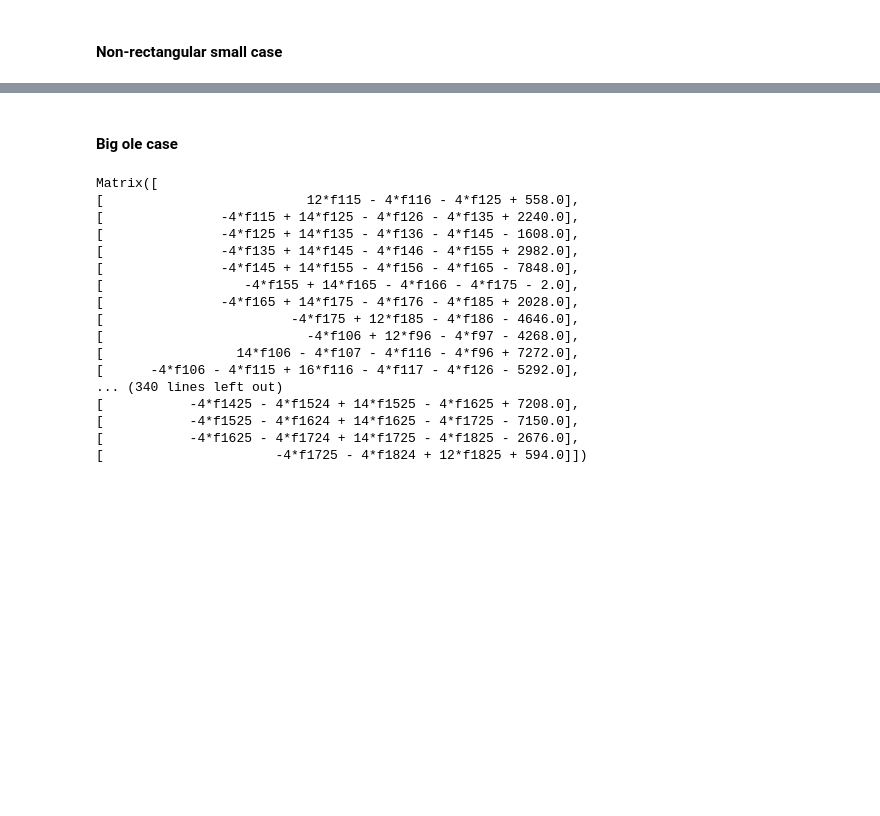
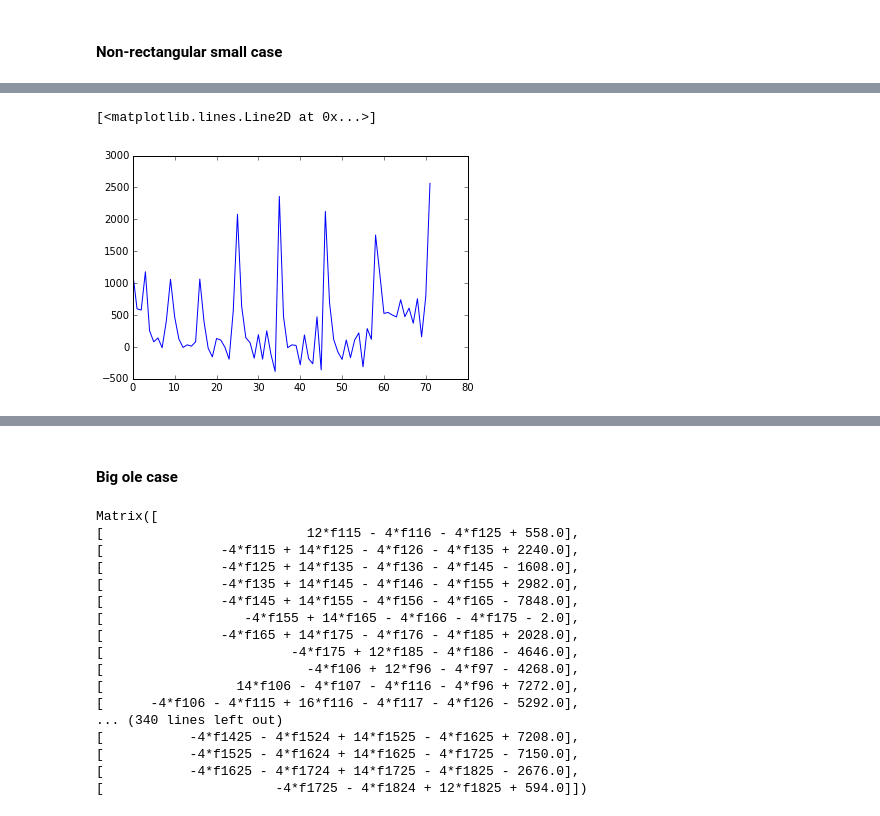
Before and after one commit to kapadia/geoblend, a Jupyter notebook: nb/derivation.ipynb, the cells around one changed output, grey strips where cells are left out. Saved outputs shown, nothing was run; the diff lists cells and outputs as text; code cells hidden in the pictures; blank space fills up the shorter version.

```diff
--- a/nb/derivation.ipynb
+++ b/nb/derivation.ipynb
@@ -440,0 +584,5 @@ Matrix([
+# %%
+plt.plot(np.arange(0, b4.size), b4)
+# %% [output]
+[<matplotlib.lines.Line2D at 0x...>]
+[figure, added]
```
Also changed, not shown: parts of 54 cells of this notebook.
